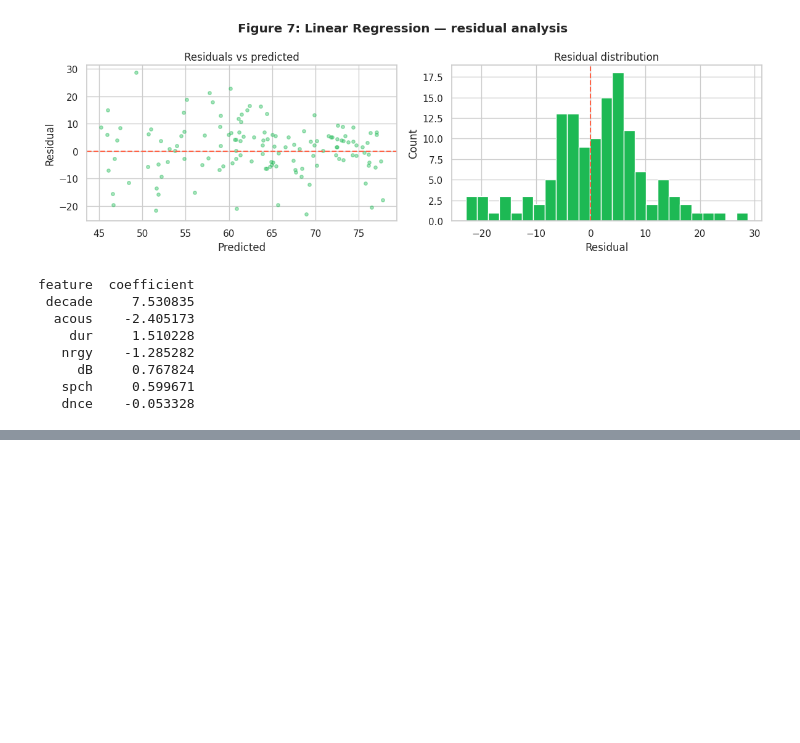
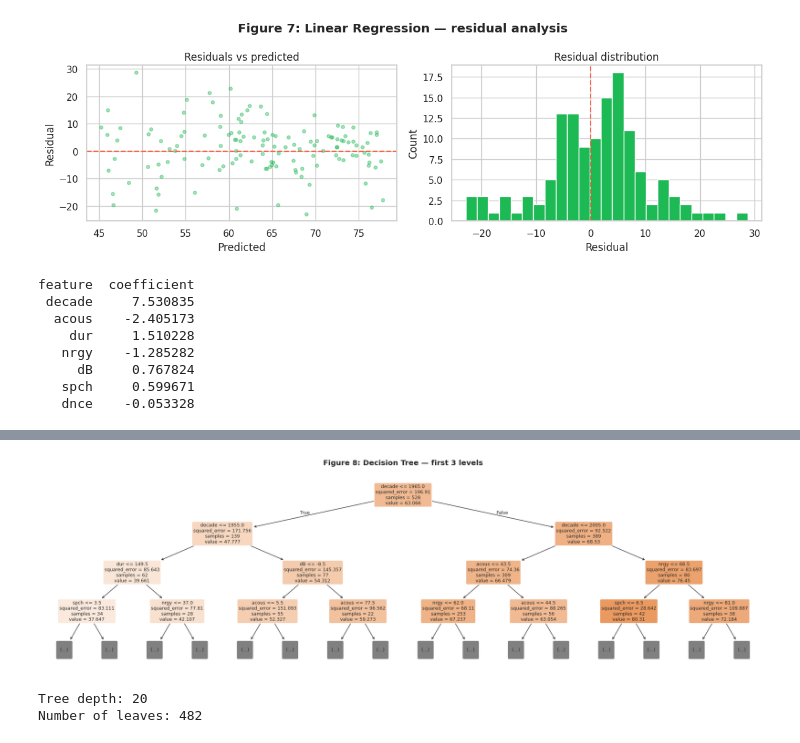
Before and after one commit to r-leeper/scu_spotify_past_decades, a Jupyter notebook: Spotify_past_decades.ipynb, the cells around one changed output, grey strips where cells are left out. Cells and saved outputs as stored; diff of their text form; code cells hidden in the pictures; blank space fills up the shorter version.

Commit message:
Decision tree complete. Nothing to remove, although overfitting was extremne

```diff
--- a/Spotify_past_decades.ipynb
+++ b/Spotify_past_decades.ipynb
@@ -681,0 +688,15 @@ feature  coefficient
+# %%
+# Update features set
+FEATURES = ["decade", "nrgy", "dB", "dur", "acous", "spch"]
+
+# Rebuild train/test sets with updated feature list
+X_train = X_train[FEATURES]
+X_test  = X_test[FEATURES]
+
+# Scaled versions for any future linear models
+X_train_scaled = X_train_scaled[FEATURES]
+X_test_scaled  = X_test_scaled[FEATURES]
+# %%
+# Fit a decision tree model, no hp tuning
+dt = DecisionTreeRegressor(random_state=RANDOM_STATE)
+dt.fit(X_train, y_train)
@@ -681,0 +752,22 @@ feature  coefficient
+# %%
+fig, ax = plt.subplots(figsize=(20, 6))
+plot_tree(
+    dt,
+    max_depth=3,
+    feature_names=FEATURES,
+    filled=True,
+    rounded=True,
+    fontsize=9,
+    ax=ax
+)
+plt.suptitle("Figure 8: Decision Tree — first 3 levels", fontweight="bold")
+plt.tight_layout()
+plt.show()
+# %% [output]
+[figure, added]
+# %%
+print(f"Tree depth: {dt.get_depth()}")
+print(f"Number of leaves: {dt.get_n_leaves()}")
+# %% [output]
+Tree depth: 20
+Number of leaves: 482
```
Also changed, not shown: parts of 7 cells of this notebook.
